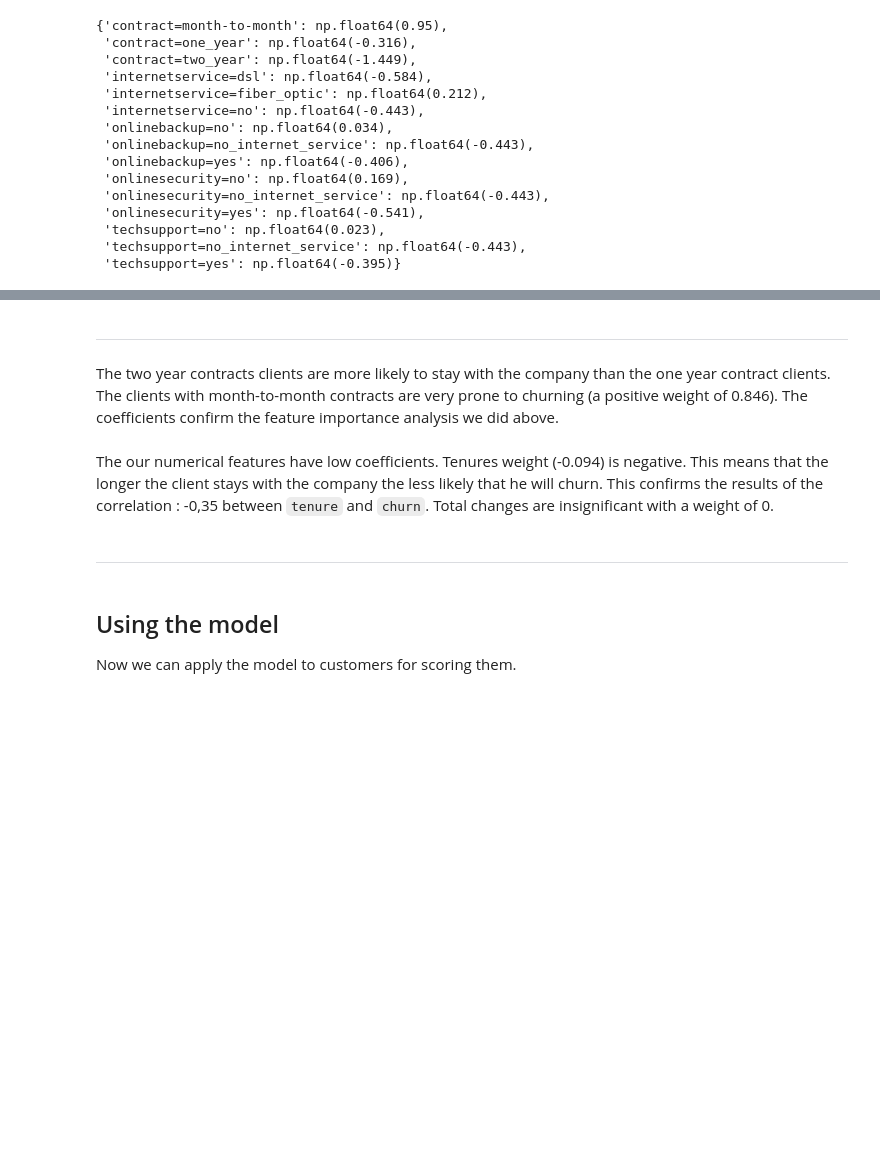
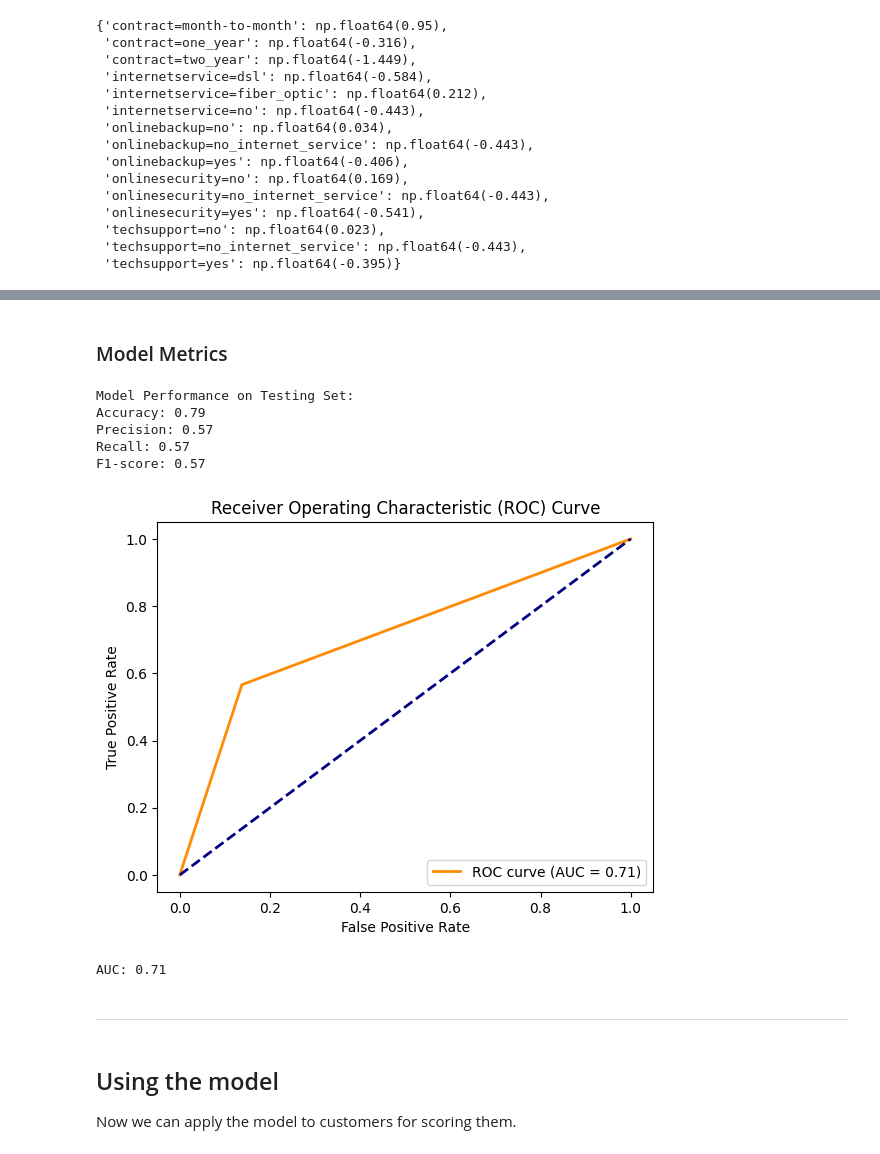
Before and after one commit to zinebk-anche/Churn_Prediction_Telco, a Jupyter notebook: Notebook_and_data/Telco_churn_prediction.ipynb, the cells around one changed output, grey strips where cells are left out. Drawn from its saved outputs; the diff is of its cells as text; code cells hidden in the pictures; blank space fills up the shorter version.

```diff
--- a/Notebook_and_data/Telco_churn_prediction.ipynb
+++ b/Notebook_and_data/Telco_churn_prediction.ipynb
@@ -890,0 +1014,14 @@ y_val_pred_impo =model_impo.predict_proba(X_val_impo)[:, 1]
+# %%
+#Preparing the testing data
+test_dict_impo = df_test[important_fea].to_dict(orient='records')
+# %%
+# Transforming the testing set
+X_test_impo = dv_important.transform(test_dict_impo)
+# %%
+# Making the predictions
+y_test_pred_impo_probs = model_impo.predict_proba(X_test_impo)[:, 1]
+# %%
+# Converting probabilities to binary class predictions with a threshold of 0.5
+y_test_pred_impo = (y_test_pred_impo_probs >= 0.5).astype(int)
+# %% [markdown]
+### Model Metrics
@@ -891,13 +1034,40 @@ y_val_pred_impo =model_impo.predict_proba(X_val_impo)[:, 1]
+# %%
+# Results
+print("Model Performance on Testing Set:")
+print(f"Accuracy: {accuracy_test_impo:.2f}")
+print(f"Precision: {precision_test_impo:.2f}")
+print(f"Recall: {recall_test_impo:.2f}")
+print(f"F1-score: {f1_test_impo:.2f}")
+# %% [output]
+Model Performance on Testing Set:
+Accuracy: 0.79
+Precision: 0.57
+Recall: 0.57
+F1-score: 0.57
+# %%
+# Calculating the ROC curve
+fpr, tpr, thresholds = roc_curve(y_test, y_test_pred_impo)
+
+# Calculating the AUC score
+roc_auc = auc(fpr, tpr)
+
+# Ploting the ROC curve
+plt.figure()
+plt.plot(fpr, tpr, color='darkorange', lw=2, label=f'ROC curve (AUC = {roc_auc:.2f})')
+plt.plot([0, 1], [0, 1], color='navy', lw=2, linestyle='--')
+plt.xlabel('False Positive Rate')
+plt.ylabel('True Positive Rate')
+plt.title('Receiver Operating Characteristic (ROC) Curve')
+plt.legend(loc='lower right')
+plt.show()
+
+# Step 4: Print the AUC score
+print(f"AUC: {roc_auc:.2f}")
+# %% [output]
+[figure, added]
+AUC: 0.71
 # %% [markdown]
 -------------------------------------------------------------------------------------
-# %% [markdown]
-The two year contracts clients are more likely to stay with the company than the one year contract clients. The clients with month-to-month contracts are very prone to churning (a positive weight of 0.846).
-The coefficients confirm the feature importance analysis we did above.
-# %% [markdown]
-The our numerical features have low coefficients. Tenures weight (-0.094) is negative. This means that the longer the client stays with the company the less likely that he will churn. This confirms the results of the correlation : -0,35 between `tenure` and `churn`.
-    Total changes are insignificant with a weight of 0.
-# %% [markdown]
------------------------------------------------------------------------------------
 # %% [markdown]
 ## Using the model
 Now we can apply the model to customers for scoring them.
```
Also changed, not shown: parts of 40 cells of this notebook.
